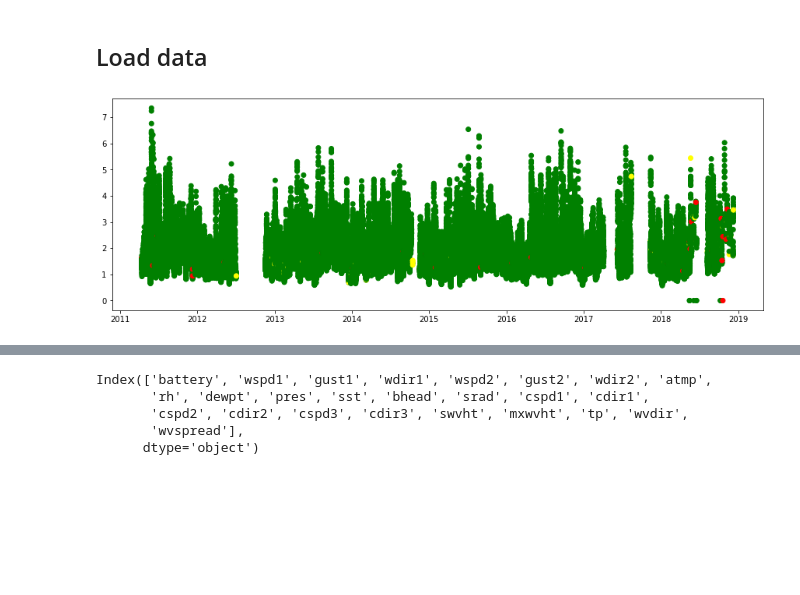
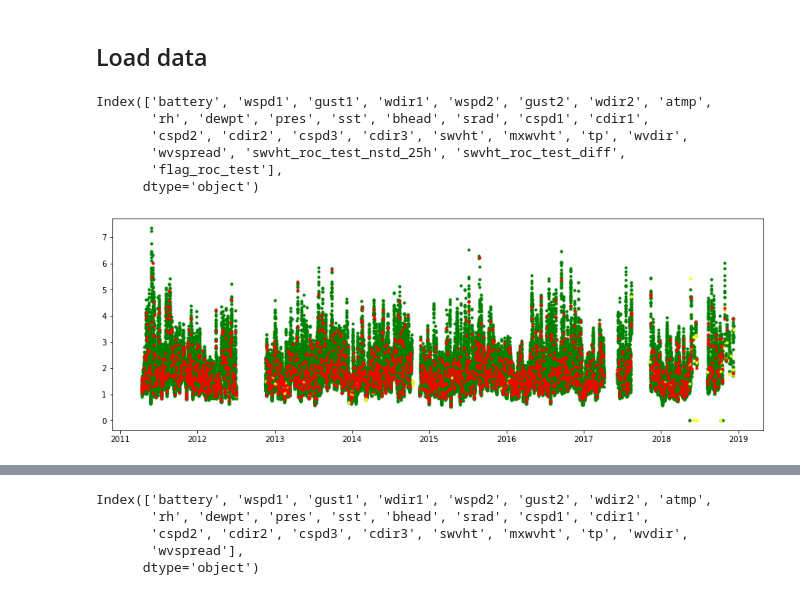
Before and after one commit to PNBOIA-Brasil/pnboia_qc, a Jupyter notebook: notebooks/continuity_limits_generation/continuity_evaluation.ipynb, the cells around one changed output, grey strips where cells are left out. Cells and saved outputs as stored; diff of their text form; code cells hidden in the pictures; blank space fills up the shorter version.

Commit message:
continuity check tests

```diff
--- a/notebooks/continuity_limits_generation/continuity_evaluation.ipynb
+++ b/notebooks/continuity_limits_generation/continuity_evaluation.ipynb
@@ -42,11 +42,11 @@ buoys_df_site = pd.read_csv(raw_data_path, parse_dates=True)
 buoys_df_site['Datetime'] = pd.to_datetime(buoys_df_site['Datetime'])
 buoys_df_site.set_index(['buoy','Datetime'], inplace=True)
 # %%
-def rate_of_change_test(data_original, param, number_stds=3):
+def rate_of_change_test(data_original, param, window=25, number_stds=3):
 
     data = data_original.copy()
 
-    data[f'{param}_roc_test_nstd_25h'] = data[param].rolling('25h').std() * number_stds
+    data[f'{param}_roc_test_nstd_25h'] = data[param].rolling(f'{window}h').std() * number_stds
 #     time_delta = pd.Timedelta('25h')
 #     start = data.index[0]
 #     data.loc[start:start+time_delta] = np.NaN
@@ -74,6 +66,28 @@ flag_column = buoy_roc.filter(regex='flag').columns
-# %%
-fig, ax = plt.subplots(figsize=(15,5))
-
-ax.scatter(buoy_roc.index, buoy_roc[parameter], c=buoy_roc['flag_roc_test'].map(colors));
-# %% [output]
-[figure, removed]
+# %%
+buoy_roc.columns
+# %% [output]
+Index(['battery', 'wspd1', 'gust1', 'wdir1', 'wspd2', 'gust2', 'wdir2', 'atmp',
+       'rh', 'dewpt', 'pres', 'sst', 'bhead', 'srad', 'cspd1', 'cdir1',
+       'cspd2', 'cdir2', 'cspd3', 'cdir3', 'swvht', 'mxwvht', 'tp', 'wvdir',
+       'wvspread', 'swvht_roc_test_nstd_25h', 'swvht_roc_test_diff',
+       'flag_roc_test'],
+      dtype='object')
+# %%
+buoy = 'santos'
+parameter = 'swvht'
+std_factor = 6
+window = 3
+
+buoy_roc = rate_of_change_test(buoys_df_raw.loc[buoy], parameter, window=window, number_stds=std_factor)
+
+good = buoy_roc[buoy_roc['flag_roc_test'] == 1]
+not_tested = buoy_roc[buoy_roc['flag_roc_test'] == 2]
+bad = buoy_roc[buoy_roc['flag_roc_test'] == 3]
+
+fig, ax = plt.subplots(figsize=(15,5))
+
+ax.plot(good.index, good[parameter], color='green', marker='.', ls='None');
+ax.plot(not_tested.index, not_tested[parameter], color='yellow', marker='.', ls='None');
+ax.plot(bad.index, bad[parameter], color='red', marker='.', ls='None');
+# %% [output]
+[figure, added]
```
Also changed, not shown: parts of 2 cells of this notebook.
